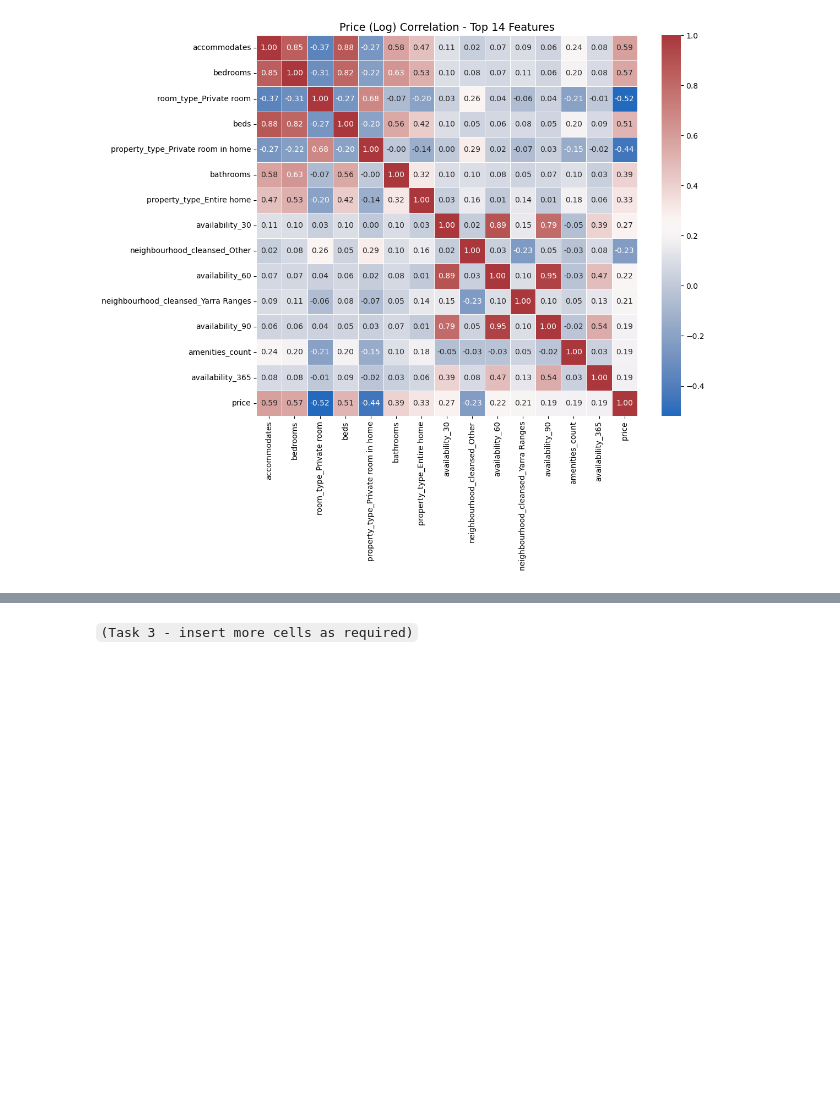
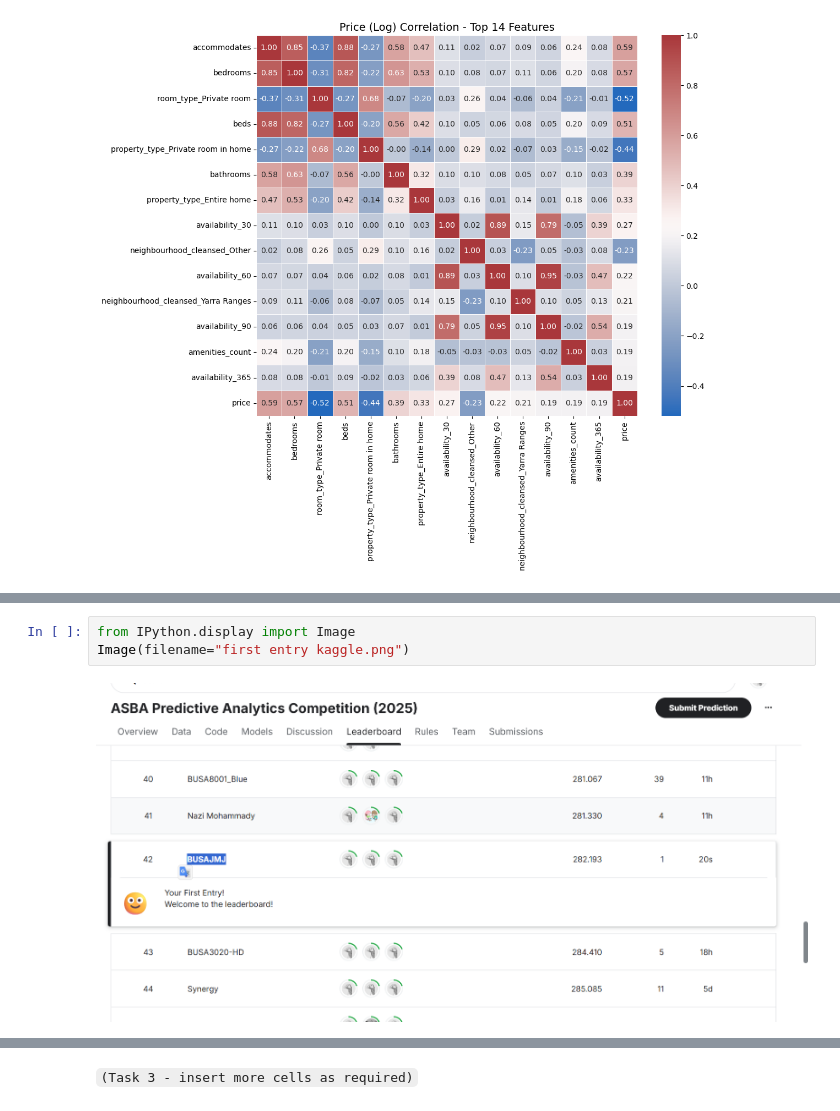
Before and after one commit to MustafaKhan7/BUSA3020_Project, a Jupyter notebook: Group-Project-S1-2025_BestScore_Finishedtaskcode.ipynb, the cells around one changed output, grey strips where cells are left out. Saved outputs shown, nothing was run; the diff lists cells and outputs as text; blank space fills up the shorter version.

```diff
--- a/Group-Project-S1-2025_BestScore_Finishedtaskcode.ipynb
+++ b/Group-Project-S1-2025_BestScore_Finishedtaskcode.ipynb
@@ -1012,0 +1074,5 @@ You can set `force_col_wise=true` to remove the overhead.
+# %%
+from IPython.display import Image
+Image(filename="first entry kaggle.png")
+# %% [output]
+[figure, added]
```
Also changed, not shown: parts of 27 cells of this notebook.
